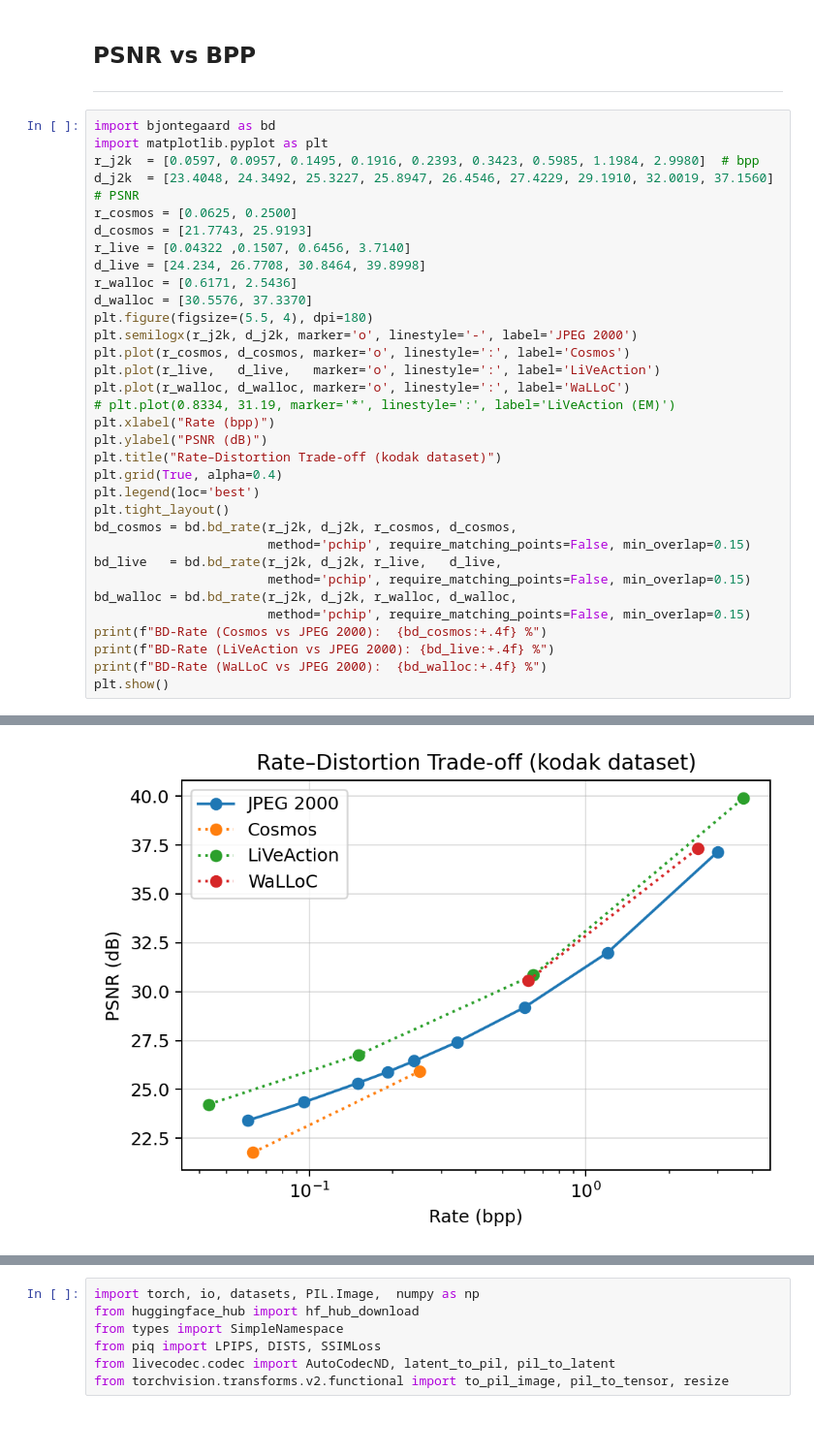
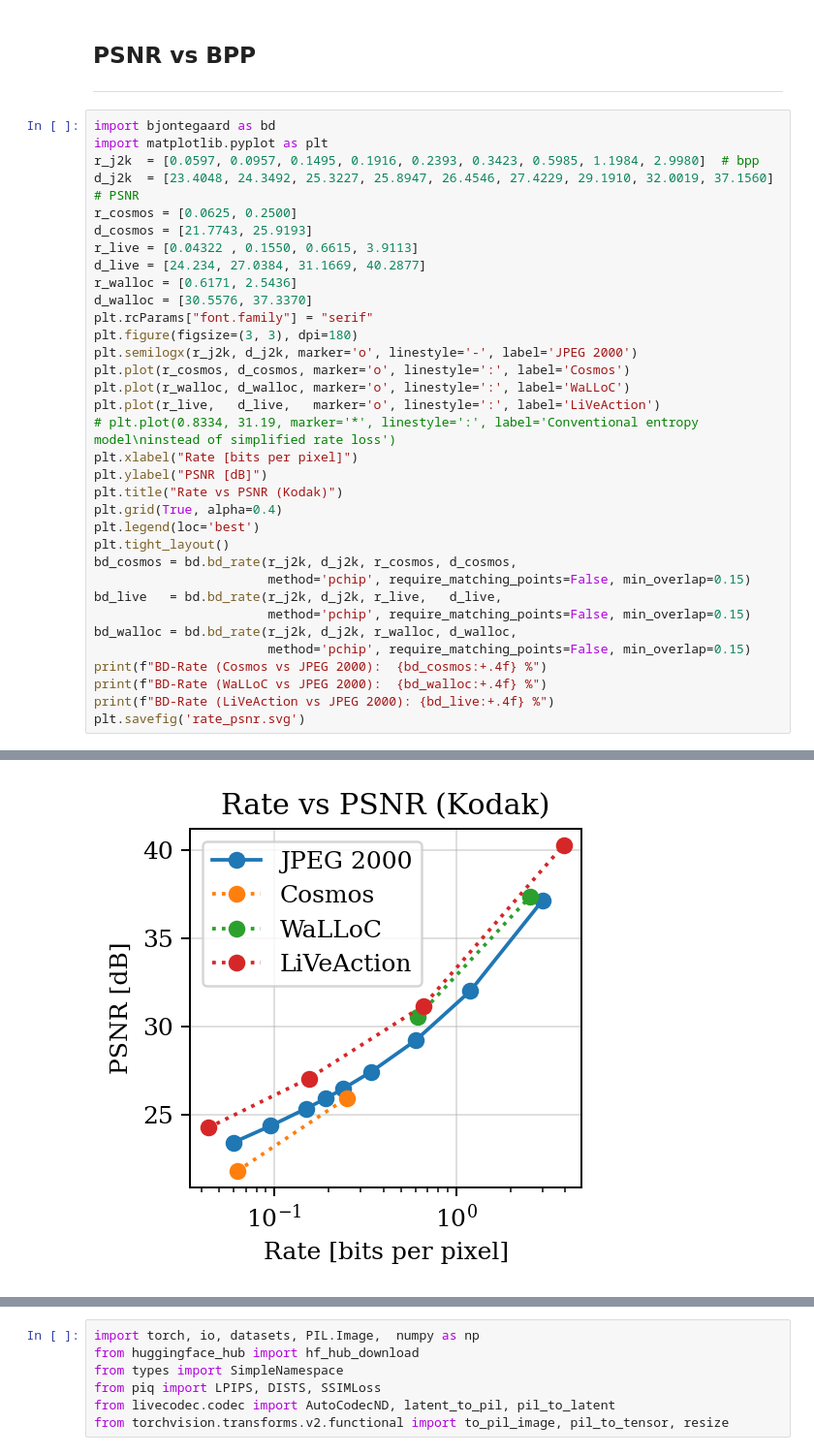
Before and after one commit to UT-SysML/liveaction, a Jupyter notebook: docs/_sources/eval/kodak.ipynb, the cells around one changed output, grey strips where cells are left out. Shown at 97% size. Saved outputs shown, nothing was run; the diff lists cells and outputs as text; blank space fills up the shorter version.

```diff
--- a/docs/_sources/eval/kodak.ipynb
+++ b/docs/_sources/eval/kodak.ipynb
@@ -37,19 +38,20 @@ r_j2k  = [0.0597, 0.0957, 0.1495, 0.1916, 0.2393, 0.3423, 0.5985, 1.1984, 2.9980
 d_j2k  = [23.4048, 24.3492, 25.3227, 25.8947, 26.4546, 27.4229, 29.1910, 32.0019, 37.1560]  # PSNR
 r_cosmos = [0.0625, 0.2500]
 d_cosmos = [21.7743, 25.9193]
-r_live = [0.04322 ,0.1507, 0.6456, 3.7140]
-d_live = [24.234, 26.7708, 30.8464, 39.8998]
+r_live = [0.04322 , 0.1550, 0.6615, 3.9113]
+d_live = [24.234, 27.0384, 31.1669, 40.2877]
 r_walloc = [0.6171, 2.5436]
 d_walloc = [30.5576, 37.3370]
-plt.figure(figsize=(5.5, 4), dpi=180)
+plt.rcParams["font.family"] = "serif"
+plt.figure(figsize=(3, 3), dpi=180)
 plt.semilogx(r_j2k, d_j2k, marker='o', linestyle='-', label='JPEG 2000')
 plt.plot(r_cosmos, d_cosmos, marker='o', linestyle=':', label='Cosmos')
+plt.plot(r_walloc, d_walloc, marker='o', linestyle=':', label='WaLLoC')
 plt.plot(r_live,   d_live,   marker='o', linestyle=':', label='LiVeAction')
-plt.plot(r_walloc, d_walloc, marker='o', linestyle=':', label='WaLLoC')
-# plt.plot(0.8334, 31.19, marker='*', linestyle=':', label='LiVeAction (EM)')
-plt.xlabel("Rate (bpp)")
-plt.ylabel("PSNR (dB)")
-plt.title("Rate–Distortion Trade-off (kodak dataset)")
+# plt.plot(0.8334, 31.19, marker='*', linestyle=':', label='Conventional entropy model\ninstead of simplified rate loss')
+plt.xlabel("Rate [bits per pixel]")
+plt.ylabel("PSNR [dB]")
+plt.title("Rate vs PSNR (Kodak)")
 plt.grid(True, alpha=0.4)
 plt.legend(loc='best')
 plt.tight_layout()
@@ -60,8 +62,8 @@ bd_live   = bd.bd_rate(r_j2k, d_j2k, r_live,   d_live,
 bd_walloc = bd.bd_rate(r_j2k, d_j2k, r_walloc, d_walloc,
                        method='pchip', require_matching_points=False, min_overlap=0.15)
 print(f"BD-Rate (Cosmos vs JPEG 2000):  {bd_cosmos:+.4f} %")
+print(f"BD-Rate (WaLLoC vs JPEG 2000):  {bd_walloc:+.4f} %")
 print(f"BD-Rate (LiVeAction vs JPEG 2000): {bd_live:+.4f} %")
-print(f"BD-Rate (WaLLoC vs JPEG 2000):  {bd_walloc:+.4f} %")
-plt.show()
+plt.savefig('rate_psnr.svg')
 # %% [output]
 BD-Rate (Cosmos vs JPEG 2000):  +49.6106 %
@@ -70 +72 @@ BD-Rate (WaLLoC vs JPEG 2000):  -27.6079 %
-[figure, old version]
+[figure, new version]
```
Also changed, not shown: parts of 10 cells of this notebook, 34 other files.
